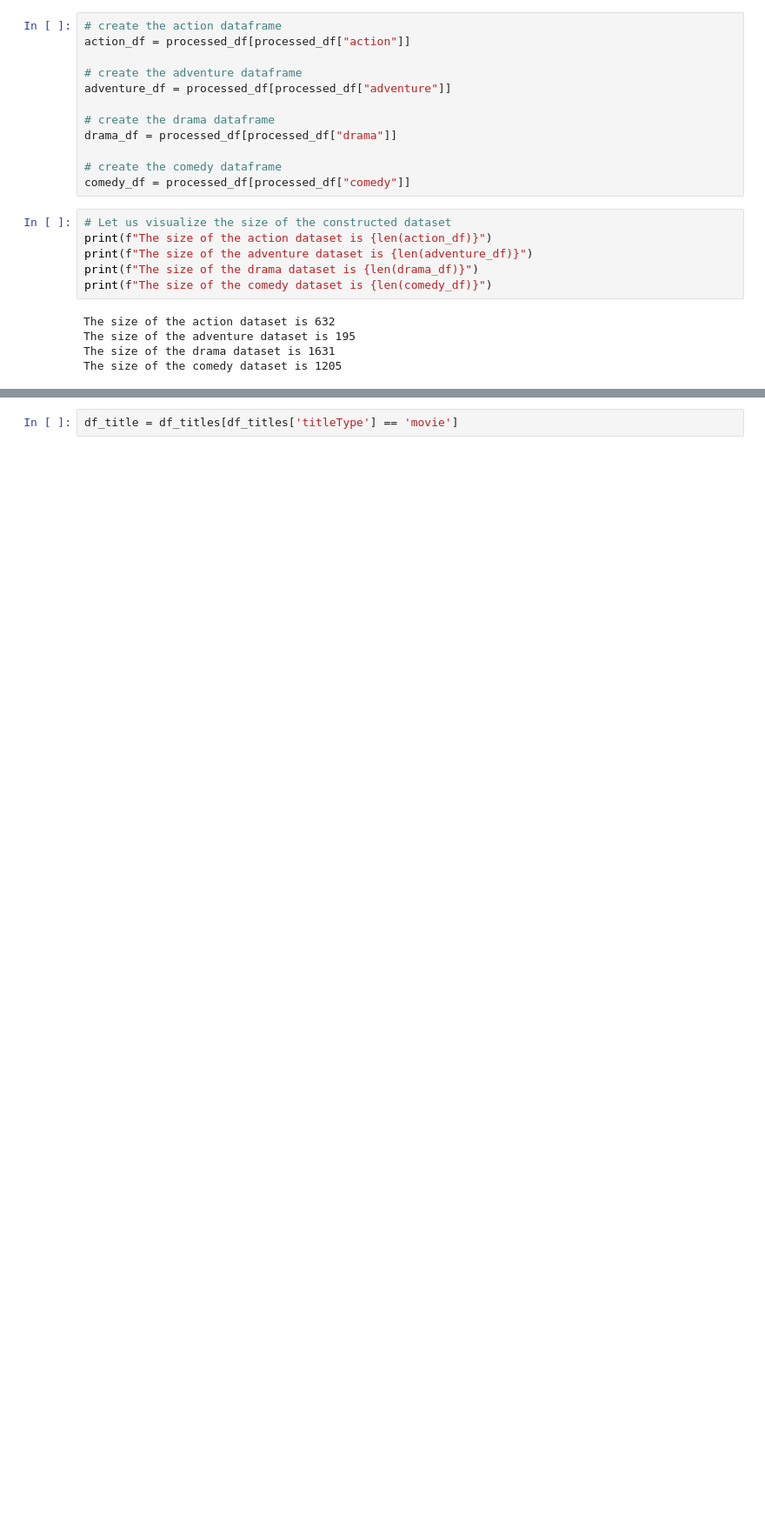
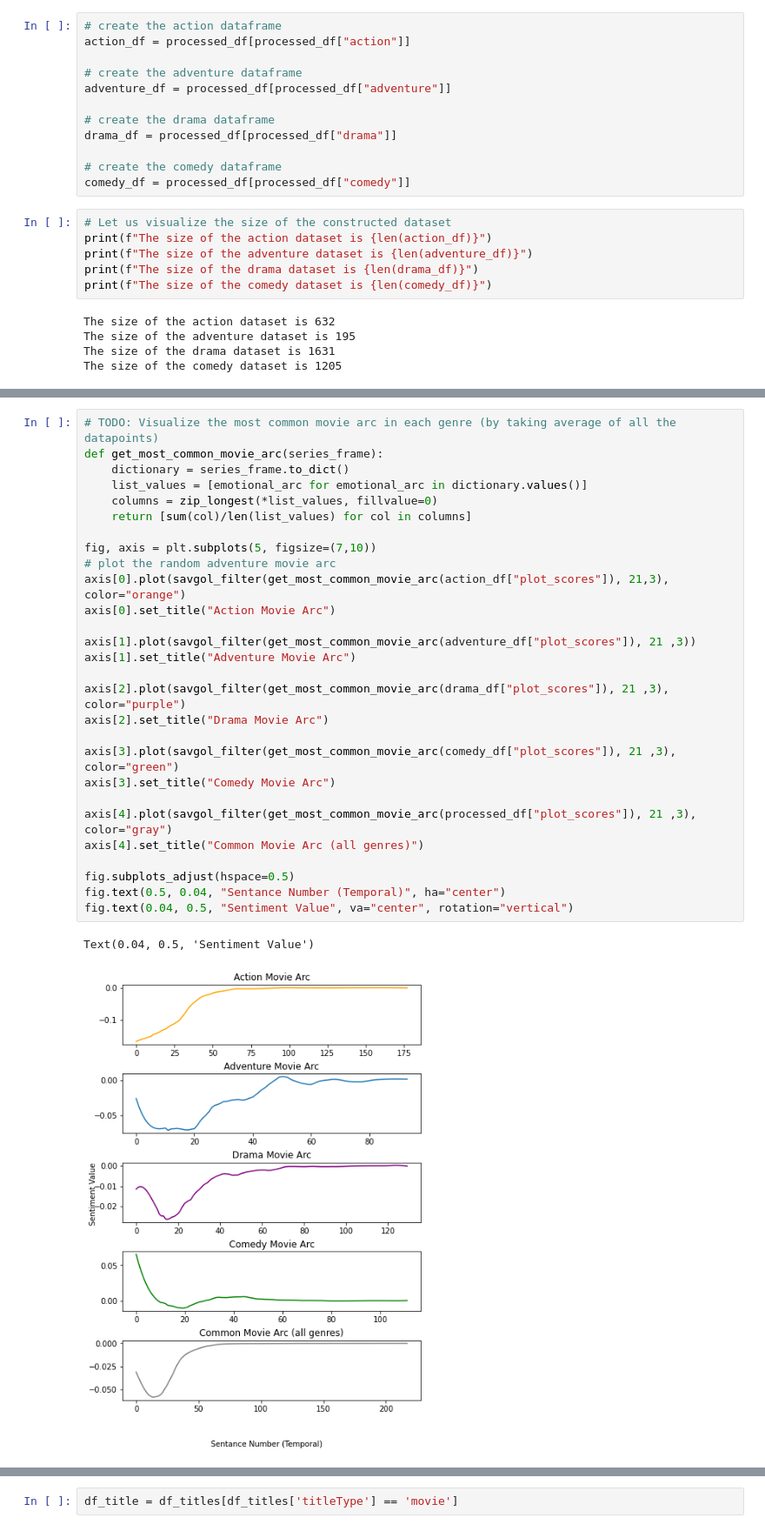
Before and after one commit to epfl-ada/project-RuntimeTerror, a Jupyter notebook: milestone2.ipynb, the cells around one changed output, grey strips where cells are left out. Shown at 87% size. Cells and saved outputs as stored; diff of their text form; blank space fills up the shorter version.

```diff
--- a/milestone2.ipynb
+++ b/milestone2.ipynb
@@ -206,0 +213,31 @@ Text(0.04, 0.5, 'Sentiment Value')
+# %%
+# TODO: Visualize the most common movie arc in each genre (by taking average of all the datapoints)
+def get_most_common_movie_arc(series_frame):
+    dictionary = series_frame.to_dict()
+    list_values = [emotional_arc for emotional_arc in dictionary.values()]
+    columns = zip_longest(*list_values, fillvalue=0)
+    return [sum(col)/len(list_values) for col in columns]
+
+fig, axis = plt.subplots(5, figsize=(7,10))
+# plot the random adventure movie arc
+axis[0].plot(savgol_filter(get_most_common_movie_arc(action_df["plot_scores"]), 21,3), color="orange")
+axis[0].set_title("Action Movie Arc")
+
+axis[1].plot(savgol_filter(get_most_common_movie_arc(adventure_df["plot_scores"]), 21 ,3))
+axis[1].set_title("Adventure Movie Arc")
+
+axis[2].plot(savgol_filter(get_most_common_movie_arc(drama_df["plot_scores"]), 21 ,3), color="purple")
+axis[2].set_title("Drama Movie Arc")
+
+axis[3].plot(savgol_filter(get_most_common_movie_arc(comedy_df["plot_scores"]), 21 ,3), color="green")
+axis[3].set_title("Comedy Movie Arc")
+
+axis[4].plot(savgol_filter(get_most_common_movie_arc(processed_df["plot_scores"]), 21 ,3), color="gray")
+axis[4].set_title("Common Movie Arc (all genres)")
+
+fig.subplots_adjust(hspace=0.5)
+fig.text(0.5, 0.04, "Sentance Number (Temporal)", ha="center")
+fig.text(0.04, 0.5, "Sentiment Value", va="center", rotation="vertical")
+# %% [output]
+Text(0.04, 0.5, 'Sentiment Value')
+[figure, added]
```
Also changed, not shown: parts of 21 cells of this notebook.
